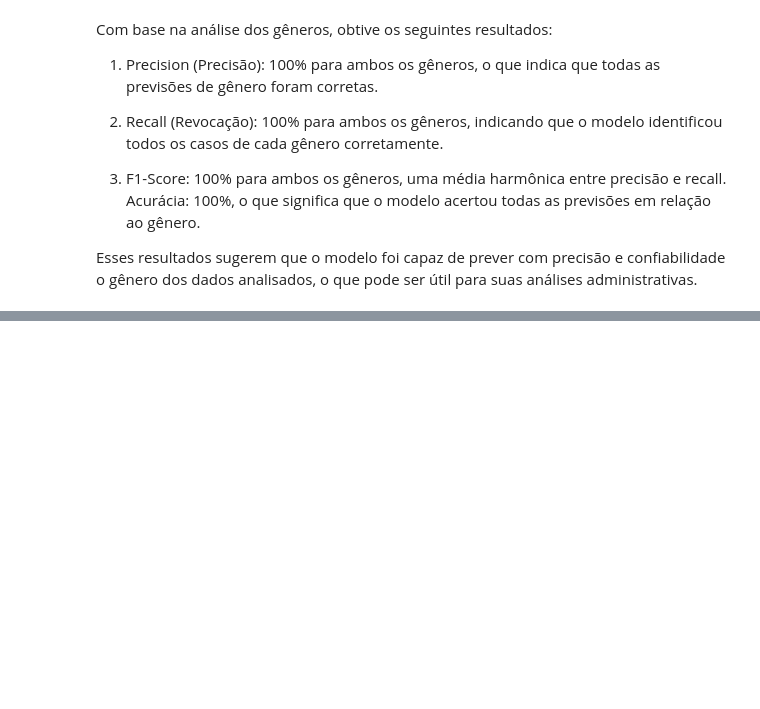
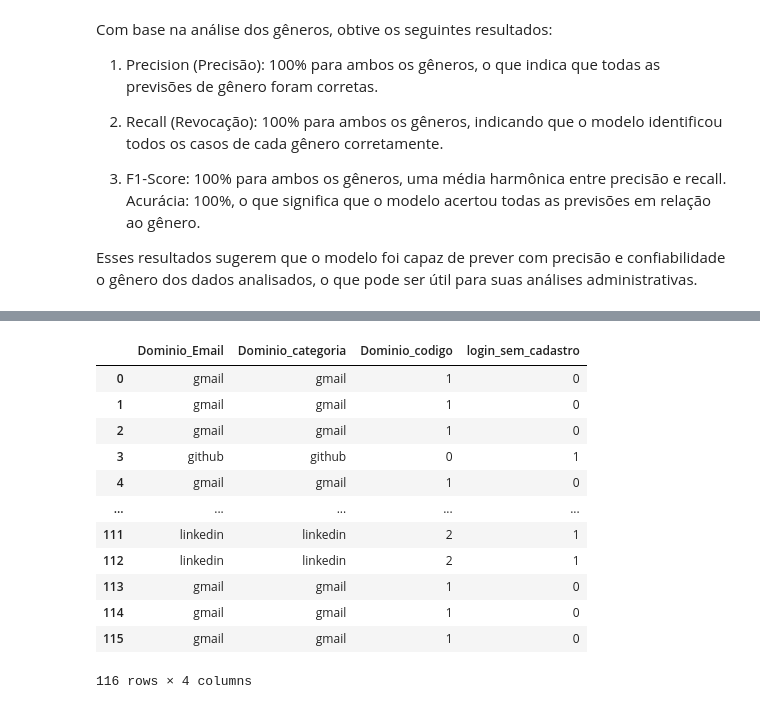
Before and after one commit to patinaomi/sprint-3-fiap, a Jupyter notebook: AI & Chatbot/Sprint 4/formularioCadastro.ipynb, the cells around one changed output, grey strips where cells are left out. Cells and saved outputs as stored; diff of their text form; code cells hidden in the pictures; blank space fills up the shorter version.

```diff
--- a/AI & Chatbot/Sprint 4/formularioCadastro.ipynb
+++ b/AI & Chatbot/Sprint 4/formularioCadastro.ipynb
@@ -295,0 +314,6 @@ Esses resultados sugerem que o modelo foi capaz de prever com precisão e confia
+# %%
+## Apagar as colunas que não iremos utilizar na análise
+
+df3 = df3.drop(['Nome', 'Sobrenome', 'Email', 'Telefone', 'Senha', 'ConfirmacaoSenha', 'Empresa', 'Genero', 'DDD'], axis=1)
+
+df3.head()
@@ -295,0 +327,8 @@ Esses resultados sugerem que o modelo foi capaz de prever com precisão e confia
+# %%
+#Para utilizar a coluna "Dominio_Email" como variável de entrada em um algoritmo de classificação, é necessário convertê-la para o tipo categórico. Isso permitirá que o algoritmo interprete os diferentes domínios como categorias distintas.
+
+df3['Dominio_Email'] = df3['Dominio_Email'].str.strip()  # Remove espaços em branco extras
+df3['Dominio_categoria'] = df3['Dominio_Email'].astype('category')
+
+# Criando uma nova coluna com os códigos numéricos para cada categoria
+df3['Dominio_codigo'] = df3['Dominio_categoria'].cat.codes
@@ -295,0 +339,16 @@ Esses resultados sugerem que o modelo foi capaz de prever com precisão e confia
+# %%
+df3
+# %% [output]
+|  | Dominio_Email | Dominio_categoria | Dominio_codigo | login_sem_cadastro |
+| 0 | gmail | gmail | 1 | 0 |
+| 1 | gmail | gmail | 1 | 0 |
+| 2 | gmail | gmail | 1 | 0 |
+| 3 | github | github | 0 | 1 |
+| 4 | gmail | gmail | 1 | 0 |
+| ... | ... | ... | ... | ... |
+| 111 | linkedin | linkedin | 2 | 1 |
+| 112 | linkedin | linkedin | 2 | 1 |
+| 113 | gmail | gmail | 1 | 0 |
+| 114 | gmail | gmail | 1 | 0 |
+| 115 | gmail | gmail | 1 | 0 |
+116 rows × 4 columns
```
Also changed, not shown: parts of 62 cells of this notebook, 1 other file.
